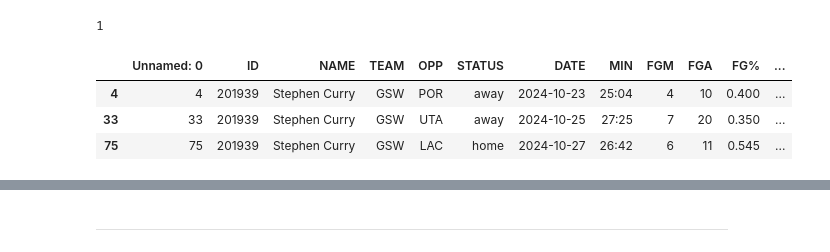
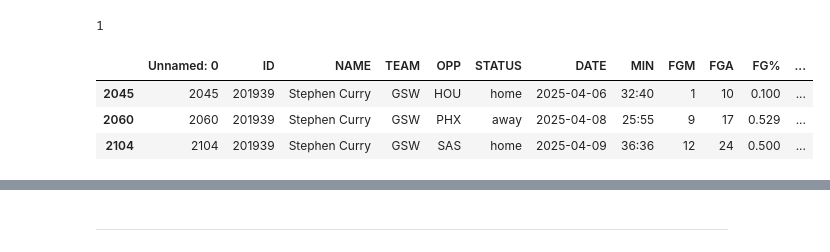
Before and after one commit to ds7cw/python_pandas_nba_analytics, a Jupyter notebook: main/05_gsw_analyze_player_data.ipynb, the cells around one changed output, grey strips where cells are left out. Cells and saved outputs as stored; diff of their text form; code cells hidden in the pictures.

```diff
--- a/main/05_gsw_analyze_player_data.ipynb
+++ b/main/05_gsw_analyze_player_data.ipynb
@@ -12,12 +12,12 @@ steph_df.NAME.nunique()
 # %% [output]
 1
 # %%
-steph_df.head(3)
+steph_df.tail(3)
 # %% [output]
 |  | Unnamed: 0 | ID | NAME | TEAM | OPP | STATUS | DATE | MIN | FGM | FGA | FG% | ... |
-| 4 | 4 | 201939 | Stephen Curry | GSW | POR | away | 2024-10-23 | 25:04 | 4 | 10 | 0.400 | ... |
-| 33 | 33 | 201939 | Stephen Curry | GSW | UTA | away | 2024-10-25 | 27:25 | 7 | 20 | 0.350 | ... |
-| 75 | 75 | 201939 | Stephen Curry | GSW | LAC | home | 2024-10-27 | 26:42 | 6 | 11 | 0.545 | ... |
+| 2045 | 2045 | 201939 | Stephen Curry | GSW | HOU | home | 2025-04-06 | 32:40 | 1 | 10 | 0.100 | ... |
+| 2060 | 2060 | 201939 | Stephen Curry | GSW | PHX | away | 2025-04-08 | 25:55 | 9 | 17 | 0.529 | ... |
+| 2104 | 2104 | 201939 | Stephen Curry | GSW | SAS | home | 2025-04-09 | 36:36 | 12 | 24 | 0.500 | ... |
 # %%
 def get_best_or_worst_player_stats(stat: str, lowest: bool, other_columns: list, n: int=5):
     filtered_games = steph_df.sort_values(by=stat, ascending=lowest).head(n)
```
Also changed, not shown: parts of 6 cells of this notebook, 3 other files.
